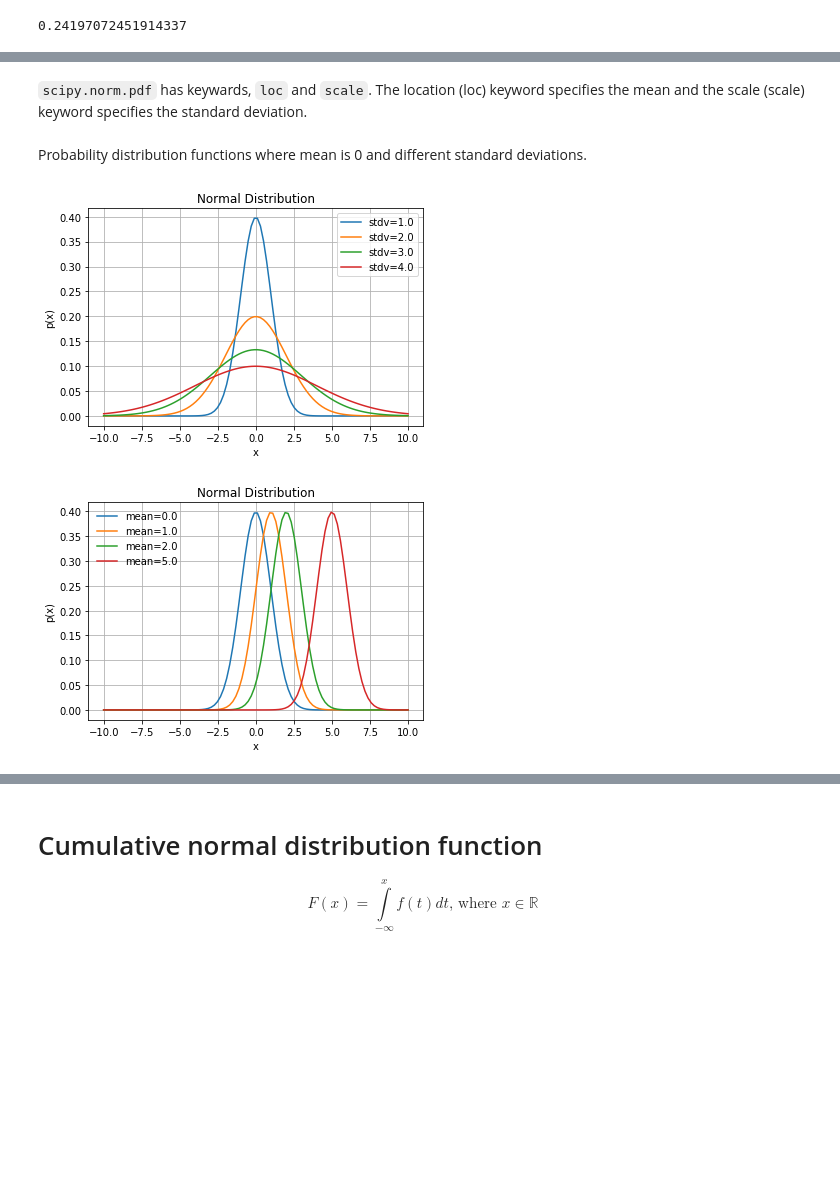
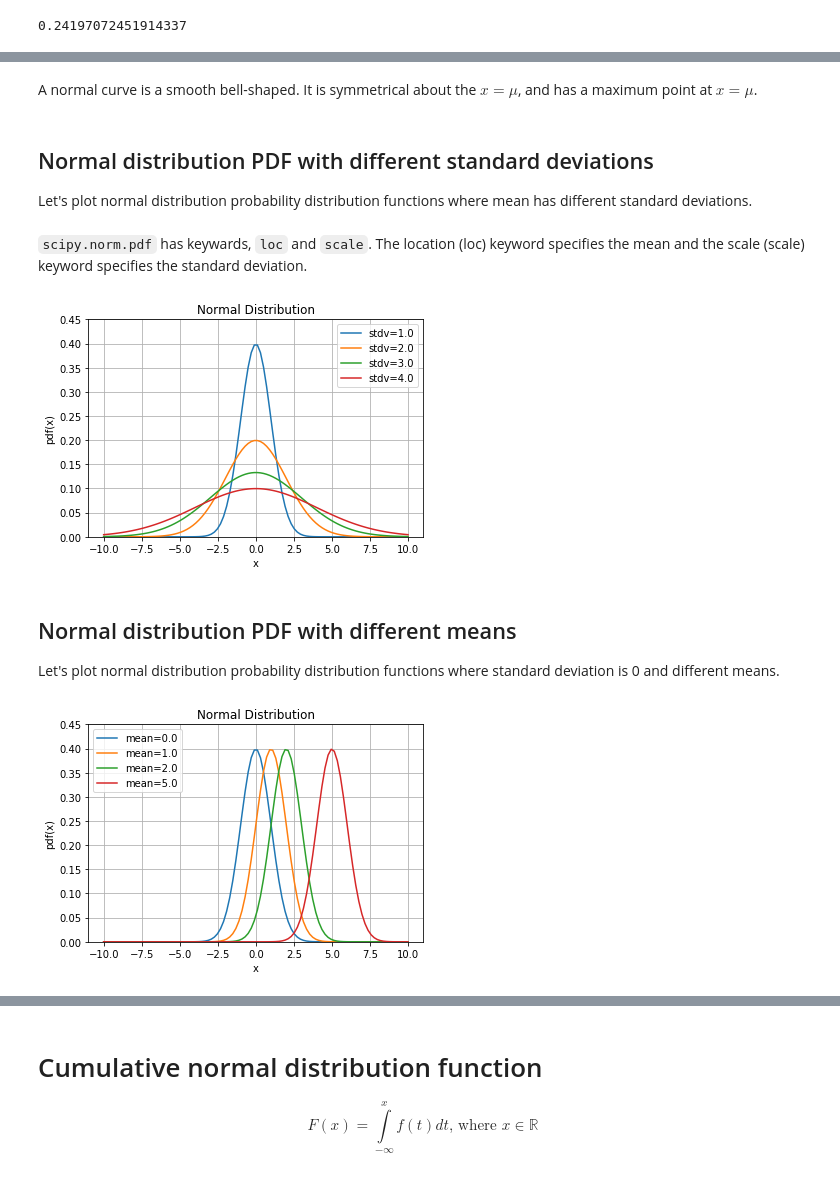
Before and after one commit to shinokada/python-for-ib-diploma-mathematics, a Jupyter notebook: Normal_distribution.ipynb, the cells around one changed output, grey strips where cells are left out. Saved outputs shown, nothing was run; the diff lists cells and outputs as text; code cells hidden in the pictures; blank space fills up the shorter version.

```diff
--- a/Normal_distribution.ipynb
+++ b/Normal_distribution.ipynb
@@ -35,32 +78,44 @@ norm.pdf(x=1.0, loc=0, scale=1)
+# %% [markdown]
+A normal curve is a smooth bell-shaped. It is symmetrical about the $x=\mu$, and has a maximum point at $x=\mu$.
+# %% [markdown]
+## Normal distribution PDF with different standard deviations
+
+Let's plot normal distribution probability distribution functions where mean has different standard deviations.
 # %% [markdown]
 `scipy.norm.pdf` has keywards, `loc` and `scale`. The location (loc) keyword specifies the mean and the scale (scale) keyword specifies the standard deviation.
-# %% [markdown]
-Probability distribution functions where mean is 0 and different standard deviations.
 # %%
+fig, ax = plt.subplots()
 x = np.linspace(-10,10,100)
 stdvs = [1.0, 2.0, 3.0, 4.0]
 
 for s in stdvs:
-    plt.plot(x, norm.pdf(x,scale=s), label='stdv=%.1f' % s)
+    ax.plot(x, norm.pdf(x,scale=s), label='stdv=%.1f' % s)
 
-plt.xlabel('x')
-plt.ylabel('p(x)')
-plt.title('Normal Distribution')
-plt.legend(loc='best', frameon=True)
-plt.grid(True)
+ax.set_xlabel('x')
+ax.set_ylabel('pdf(x)')
+ax.set_title('Normal Distribution')
+ax.legend(loc='best', frameon=True)
+ax.set_ylim(0,0.45)
+ax.grid(True)
 # %% [output]
-[figure, old version]
+[figure, new version]
+# %% [markdown]
+## Normal distribution PDF with different means
+
+Let's plot normal distribution probability distribution functions where standard deviation is 0 and different means.
 # %%
+fig, ax = plt.subplots()
 x = np.linspace(-10,10,100)
-mus = [0.0, 1.0, 2.0, 5.0]
+means = [0.0, 1.0, 2.0, 5.0]
 
-for mu in mus:
-    plt.plot(x, norm.pdf(x,loc=mu), label='mean=%.1f' % mu)
+for mean in means:
+    ax.plot(x, norm.pdf(x,loc=mean), label='mean=%.1f' % mean)
 
-plt.xlabel('x')
-plt.ylabel('p(x)')
-plt.title('Normal Distribution')
-plt.legend(loc='best', frameon=False)
-plt.grid(True)
+ax.set_xlabel('x')
+ax.set_ylabel('pdf(x)')
+ax.set_title('Normal Distribution')
+ax.legend(loc='best', frameon=True)
+ax.set_ylim(0,0.45)
+ax.grid(True)
 # %% [output]
-[figure, old version]
+[figure, new version]
```
Also changed, not shown: parts of 51 cells of this notebook, 1 other file.
